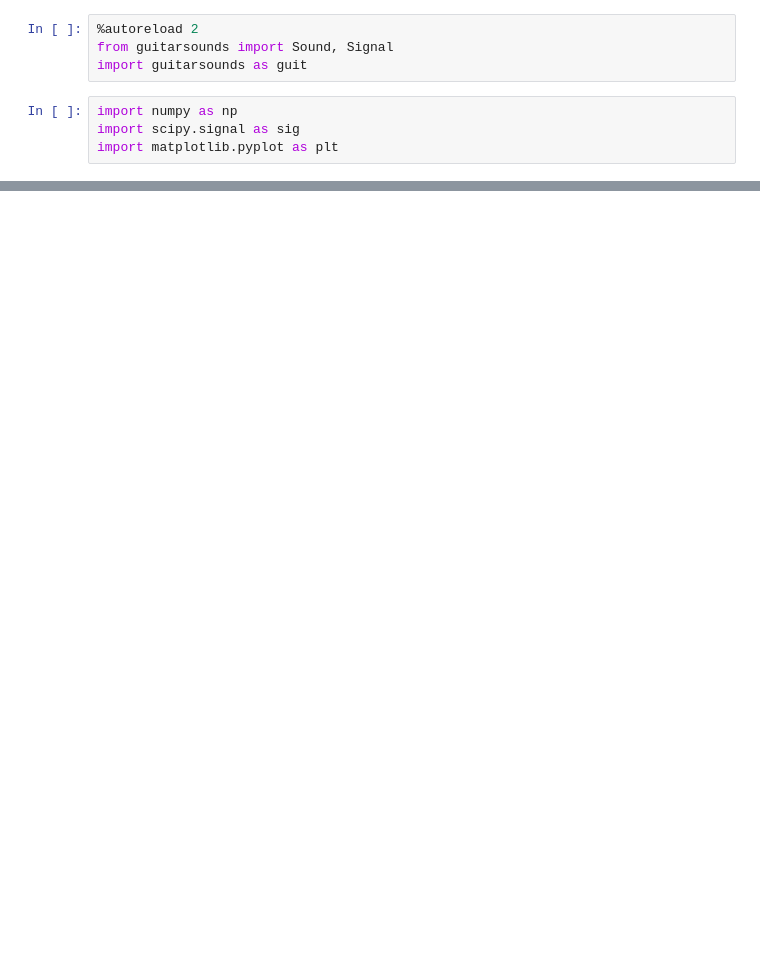
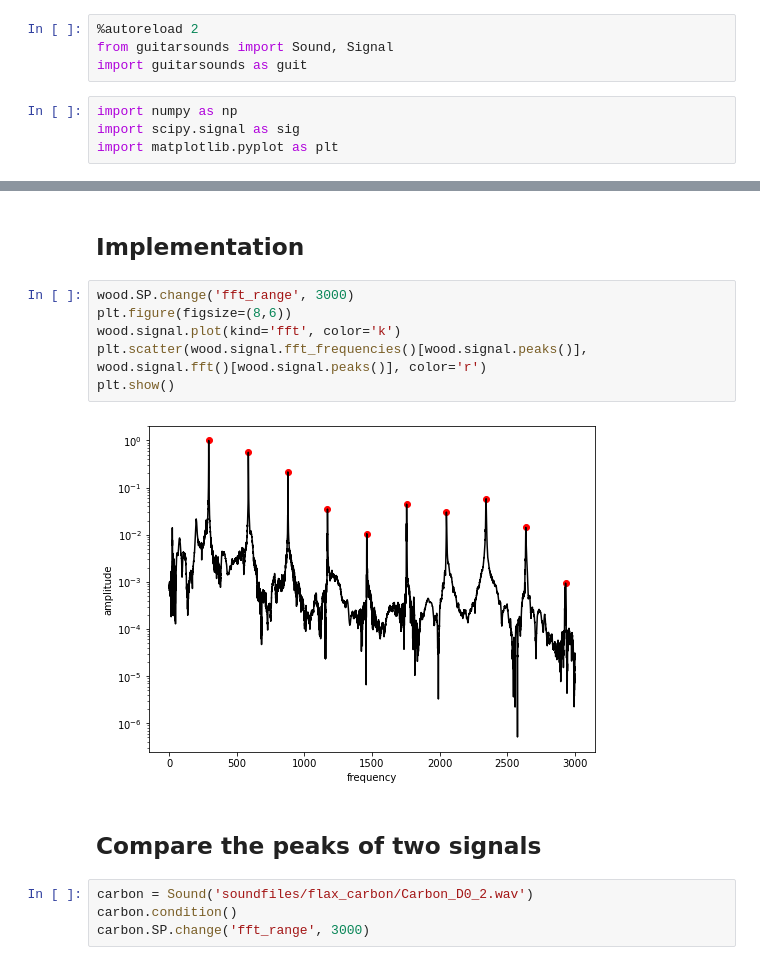
Before and after one commit to olivecha/guitarsounds, a Jupyter notebook: find_peaks_dev.ipynb, the cells around one changed output, grey strips where cells are left out. Cells and saved outputs as stored; diff of their text form; blank space fills up the shorter version.

```diff
--- a/find_peaks_dev.ipynb
+++ b/find_peaks_dev.ipynb
@@ -49,0 +81,16 @@ plt.show()
+# %% [markdown]
+## Implementation
+# %%
+wood.SP.change('fft_range', 3000)
+plt.figure(figsize=(8,6))
+wood.signal.plot(kind='fft', color='k')
+plt.scatter(wood.signal.fft_frequencies()[wood.signal.peaks()], wood.signal.fft()[wood.signal.peaks()], color='r')
+plt.show()
+# %% [output]
+[figure, added]
+# %% [markdown]
+## Compare the peaks of two signals
+# %%
+carbon = Sound('soundfiles/flax_carbon/Carbon_D0_2.wav')
+carbon.condition()
+carbon.SP.change('fft_range', 3000)
```
Also changed, not shown: parts of 8 cells of this notebook, 1 other file.
